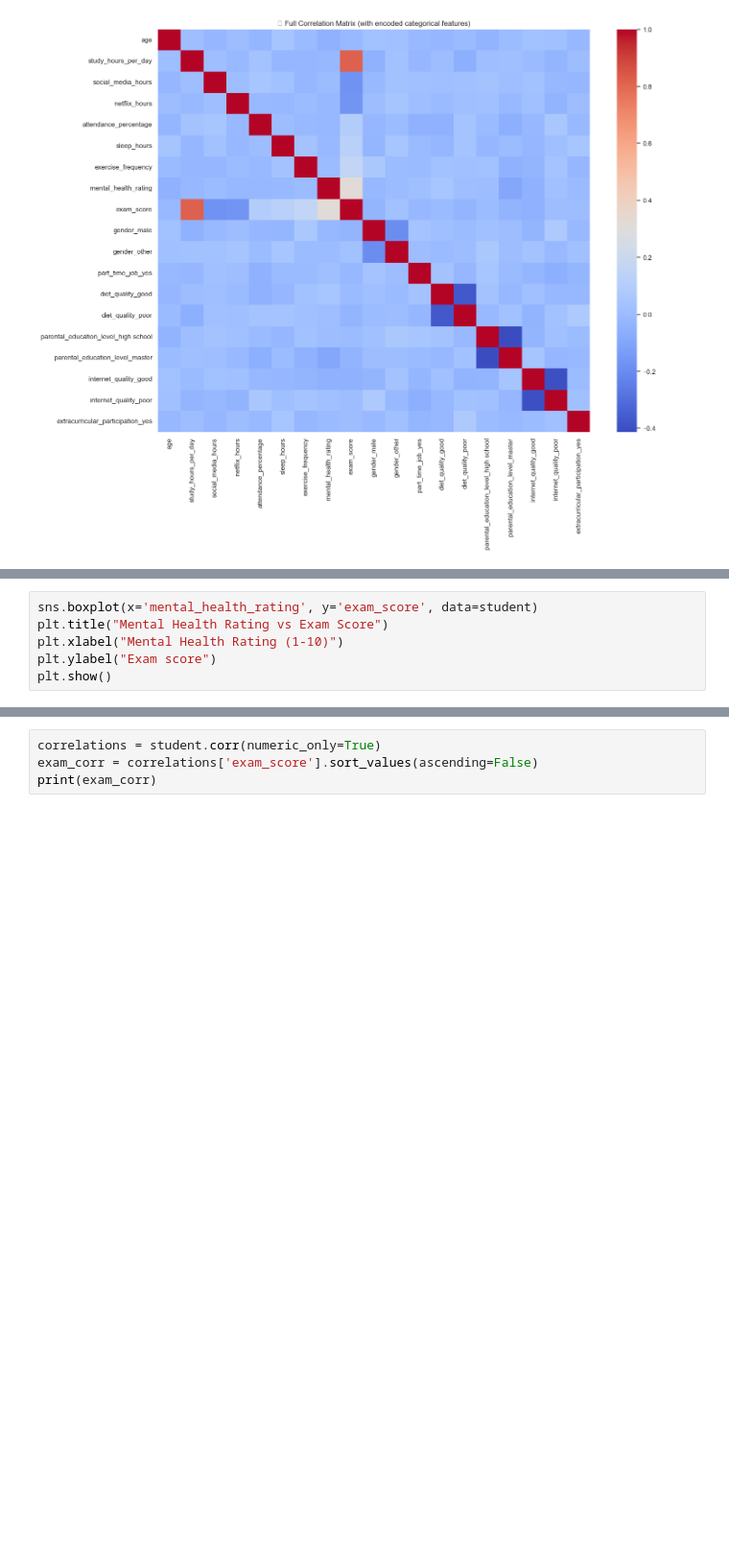
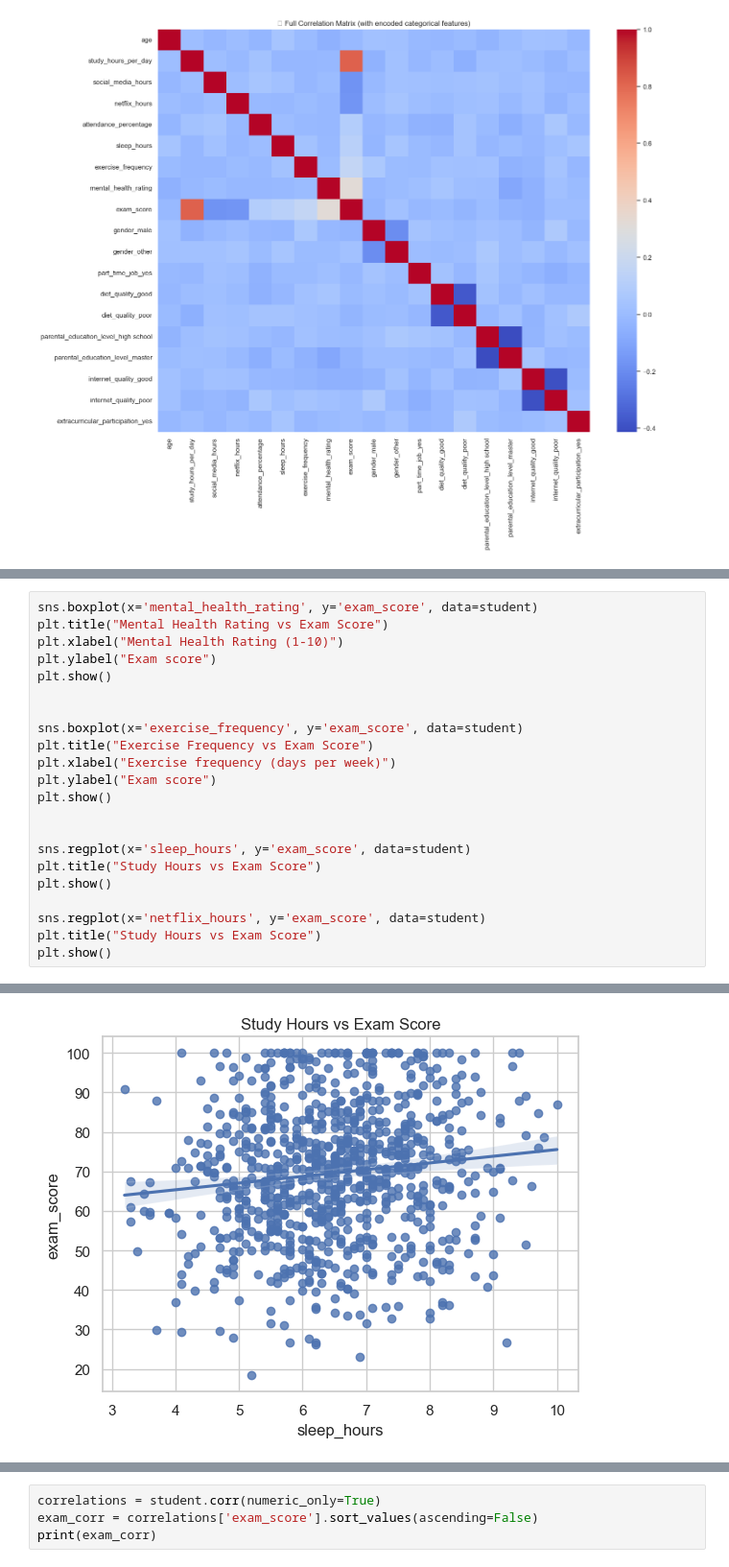
Before and after one commit to MarcusHjorth/BI-Exam-Student-Performance, a Jupyter notebook: Code/3_OtherFactors.ipynb, the cells around one changed output, grey strips where cells are left out. Shown: that part at 96% size. Saved outputs shown, nothing was run; the diff lists cells and outputs as text; blank space fills up the shorter version.

```diff
--- a/Code/3_OtherFactors.ipynb
+++ b/Code/3_OtherFactors.ipynb
@@ -109,5 +133,21 @@ plt.title("Mental Health Rating vs Exam Score")
 plt.xlabel("Mental Health Rating (1-10)")
 plt.ylabel("Exam score")
 plt.show()
+
+
+sns.boxplot(x='exercise_frequency', y='exam_score', data=student)
+plt.title("Exercise Frequency vs Exam Score")
+plt.xlabel("Exercise frequency (days per week)")
+plt.ylabel("Exam score")
+plt.show()
+
+
+sns.regplot(x='sleep_hours', y='exam_score', data=student)
+plt.title("Study Hours vs Exam Score")
+plt.show()
+
+sns.regplot(x='netflix_hours', y='exam_score', data=student)
+plt.title("Study Hours vs Exam Score")
+plt.show()
 # %% [output]
 [figure]
@@ -113,0 +155 @@ plt.show()
+[figure, added]
```
Also changed, not shown: parts of 25 cells of this notebook.
